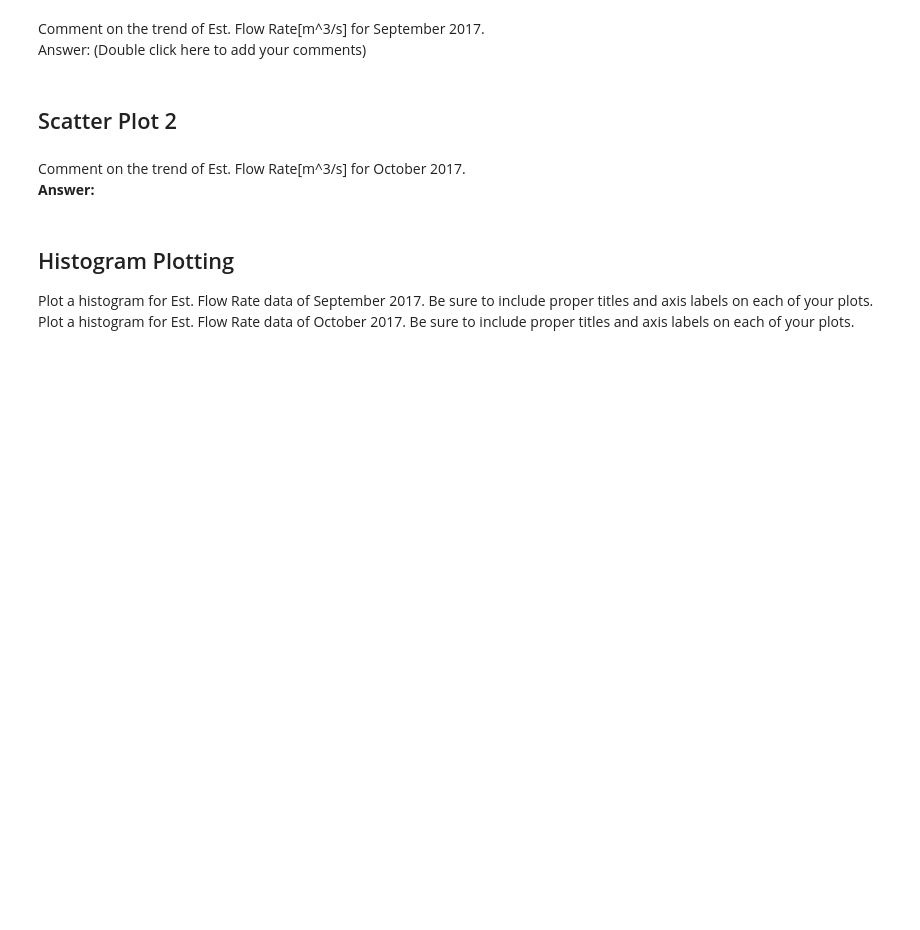
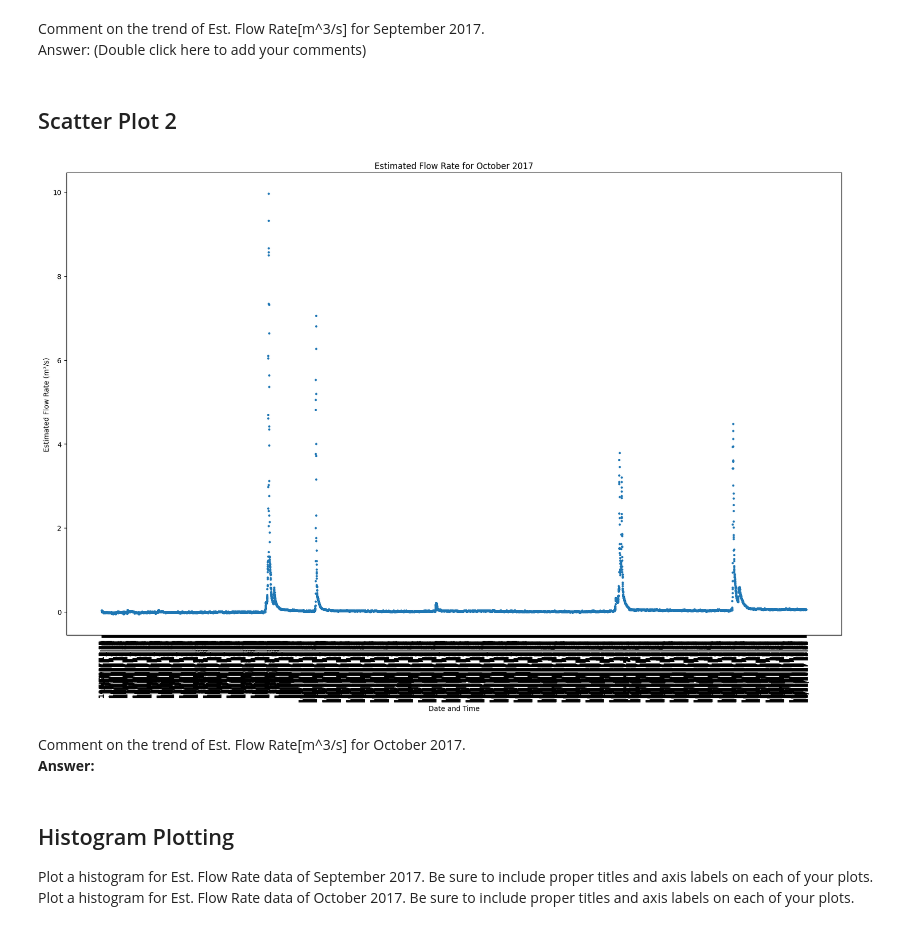
Before and after one commit to ncat-morrow/isen-project-1-370-project, a Jupyter notebook: ISEN_370_Module_2_Project.ipynb, the cells around one changed output. Saved outputs shown, nothing was run; the diff lists cells and outputs as text; code cells hidden in the pictures; blank space fills up the shorter version.

```diff
--- a/ISEN_370_Module_2_Project.ipynb
+++ b/ISEN_370_Module_2_Project.ipynb
@@ -69,3 +85,15 @@ plt.show()
+# %%
+plt.figure(figsize=(20,12))
+plt.scatter(df4["Date and Time"], df4["Estimated Flow Rate (m3/s)"], s=5)
+
+plt.title("Estimated Flow Rate for October 2017")
+plt.xlabel("Date and Time")
+plt.ylabel("Estimated Flow Rate (m³/s)")
+
+plt.xticks(rotation=90)
+plt.show()
+# %% [output]
+[figure, added]
 # %% [markdown]
 Comment on the trend of Est. Flow Rate[m^3/s] for October 2017.
 <br>
```
Also changed, not shown: parts of 59 cells of this notebook.
